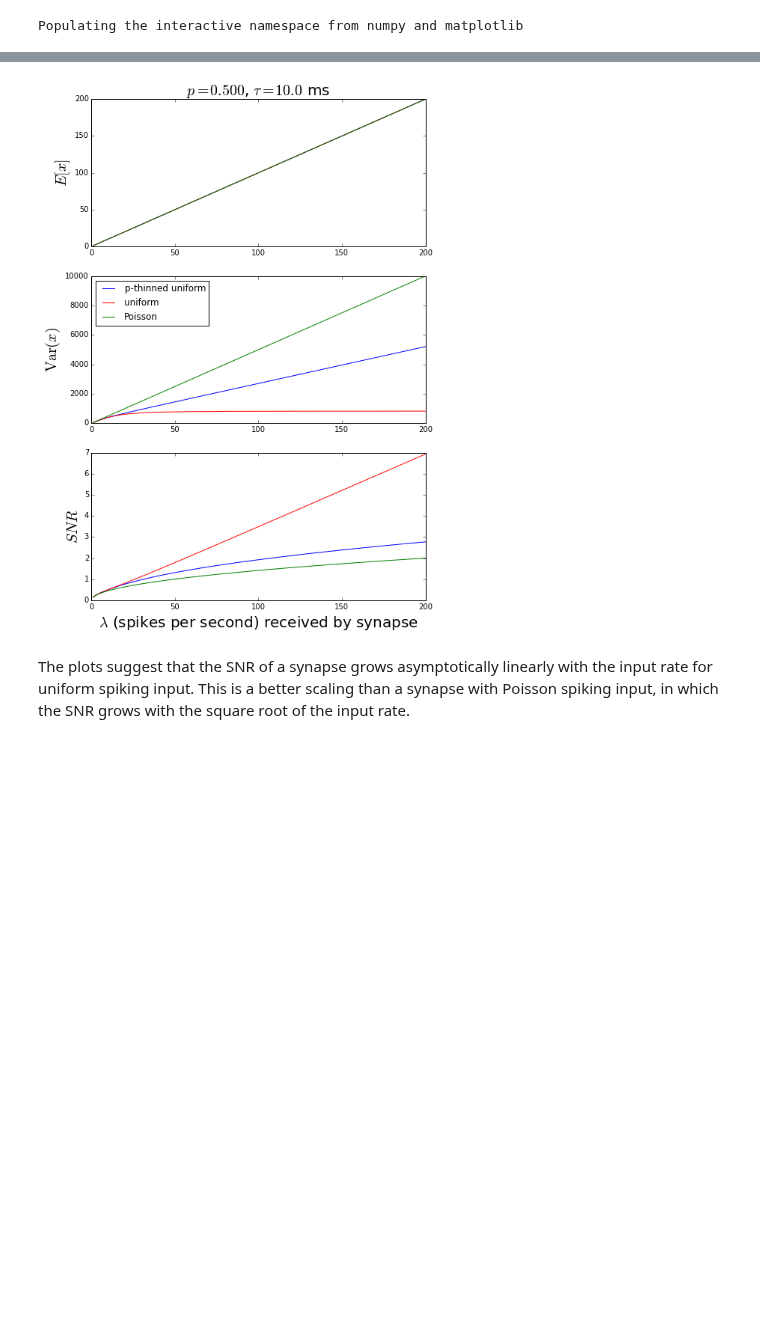
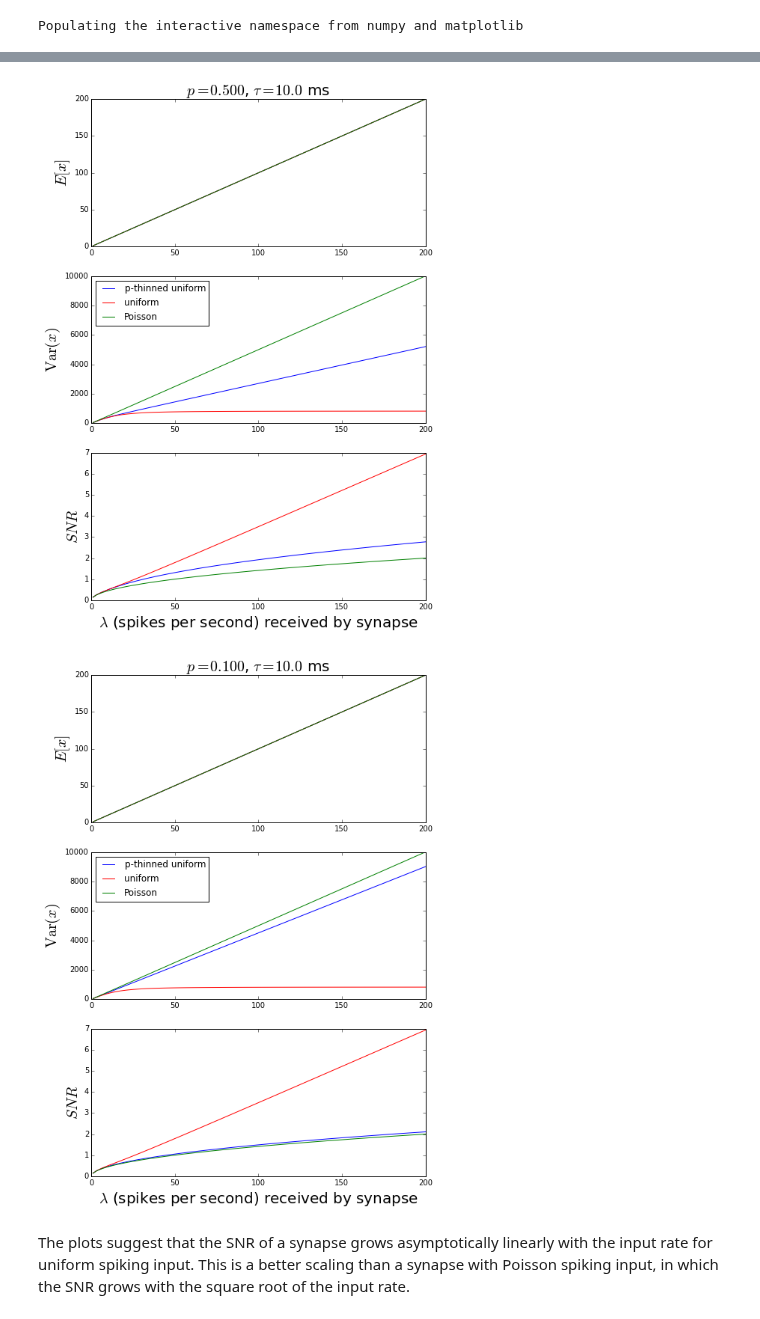
Before and after one commit to samfok/notebooks, a Jupyter notebook: synapse/synapse_SNR_uniform_pthinned.ipynb, the cells around one changed output, grey strips where cells are left out. Drawn from its saved outputs; the diff is of its cells as text; code cells hidden in the pictures; blank space fills up the shorter version.

```diff
--- a/synapse/synapse_SNR_uniform_pthinned.ipynb
+++ b/synapse/synapse_SNR_uniform_pthinned.ipynb
@@ -210,33 +240,35 @@ def plot_theory(p, tau, lam):
     e_x_p = th_mean_p(lam)
     var_x_p = th_var_p(lam, tau)
     snr_x_p = th_snr_p(lam, tau)
 
     fig = figure(figsize=(8,12))
     subplot(311)
     plot(lam, e_x, 'b')
     plot(lam, e_x_u, 'r')
     plot(lam, e_x_p, 'g')
     ylabel(r'$E[x]$', fontsize=20)
     title(r'$p=%.3f$, $\tau=%.1f$ ms' % (p, tau*1000.), fontsize=20)
     subplot(312)
     plot(lam, var_x, 'b', label='p-thinned uniform')
     plot(lam, var_x_u, 'r', label='uniform')
     plot(lam, var_x_p, 'g', label='Poisson')
     legend(loc='upper left')
     ylabel(r'$\operatorname{Var}(x)$', fontsize=20)
     subplot(313)
     plot(lam, snr_x, 'b')
     plot(lam, snr_x_u, 'r')
     plot(lam, snr_x_p, 'g')
     ylabel(r'$SNR$', fontsize=20)
     xlabel(r'$\lambda$ (spikes per second) received by synapse', fontsize=20);
 
 lam = np.linspace(1,200,100)
 plot_theory(.9, .01, lam)
 plot_theory(.5, .01, lam)
+plot_theory(.1, .01, lam)
 # %% [output]
 [figure]
 [figure]
+[figure, added]
 # %% [markdown]
 The plots suggest that the SNR of a synapse grows asymptotically linearly with the input rate for uniform spiking input. This is a better scaling than a synapse with Poisson spiking input, in which the SNR grows with the square root of the input rate.
 # %% [markdown]
```
Also changed, not shown: parts of 5 cells of this notebook.
